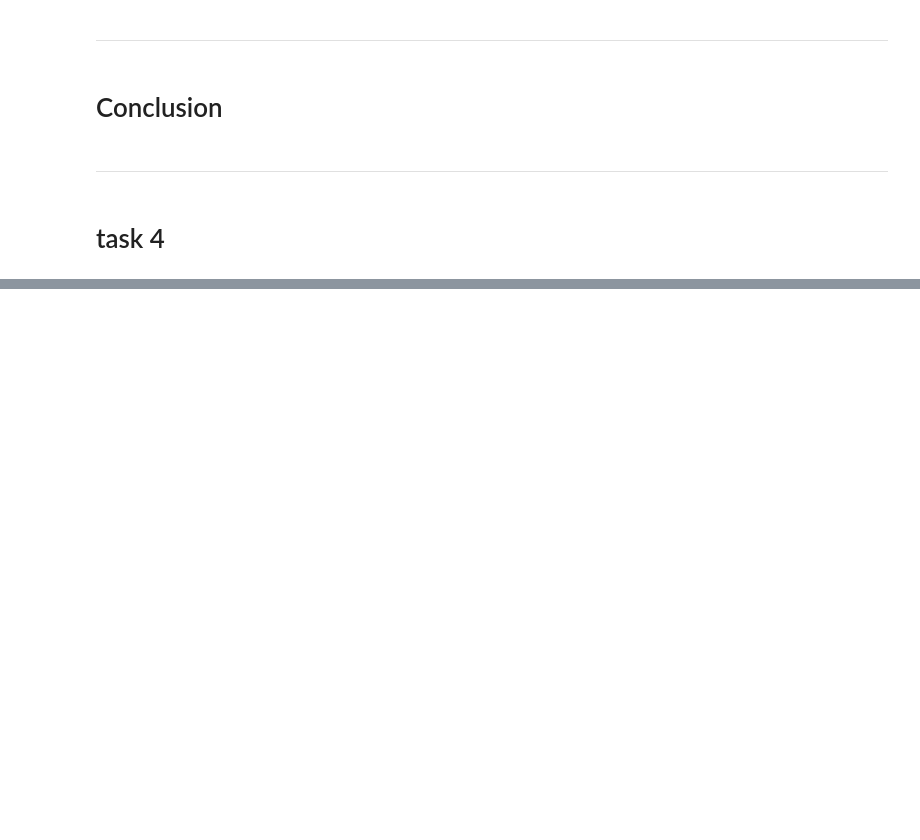
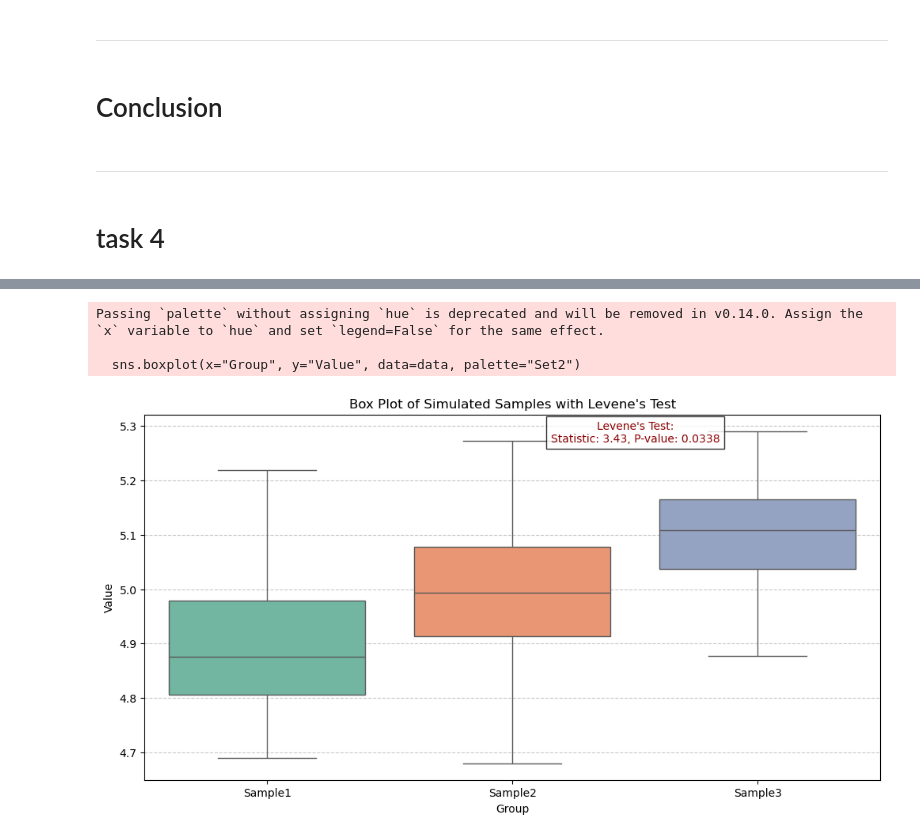
Before and after one commit to keithmmc/appliedstats, a Jupyter notebook: tasks.ipynb, the cells around one changed output, grey strips where cells are left out. Saved outputs shown, nothing was run; the diff lists cells and outputs as text; code cells hidden in the pictures; blank space fills up the shorter version.

```diff
--- a/tasks.ipynb
+++ b/tasks.ipynb
@@ -889,0 +804,31 @@ levene_result, {"ANOVA F-Statistic": f_stat, "ANOVA p-value": p_value_anova}
+# %%
+# Initialize the Type II error count
+no_type_ii = 0
+
+# Store the results for post hoc analysis
+all_samples = []
+# %%
+for _ in range(10000):
+    # Generate three samples with specified means and standard deviations
+    sample1 = np.random.normal(4.9, 0.1, 100)
+    sample2 = np.random.normal(5.0, 0.1, 100)
+    sample3 = np.random.normal(5.1, 0.1, 100)
+
+    # Store samples for a single run for post hoc analysis and plots
+    if _ == 0:
+        all_samples = [sample1, sample2, sample3]
+        f_stat, p_value = f_oneway(sample1, sample2, sample3)
+
+    # Check for Type II error (fail to reject null hypothesis)
+if p_value > 0.05:
+        no_type_ii += 1
+
+# Calculate the probability of Type II error
+type_ii_probability = no_type_ii / 10000
+# %%
+labels = ["Sample1", "Sample2", "Sample3"]
+combined_samples = np.concatenate(all_samples)
+groups = np.concatenate([[label] * 100 for label in labels])
+
+# Create a DataFrame for Tukey's HSD test
+data = pd.DataFrame({"Group": groups, "Value": combined_samples})
@@ -889,0 +841,17 @@ levene_result, {"ANOVA F-Statistic": f_stat, "ANOVA p-value": p_value_anova}
+# %%
+# Box plot with Levene's Test annotation
+plt.figure(figsize=(12, 6))
+sns.boxplot(x="Group", y="Value", data=data, palette="Set2")
+plt.title("Box Plot of Simulated Samples with Levene's Test")
+plt.xlabel("Group")
+plt.ylabel("Value")
+plt.text(1.5, max(data["Value"]) - 0.02,
+         f"Levene's Test:\nStatistic: {levene_stat:.2f}, P-value: {levene_p:.4f}",
+         horizontalalignment='center', fontsize=10, color="darkred", bbox=dict(facecolor='white', alpha=0.8))
+plt.grid(axis='y', linestyle='--', alpha=0.7)
+plt.show()
+# %% [output]
+Passing `palette` without assigning `hue` is deprecated and will be removed in v0.14.0. Assign the `x` variable to `hue` and set `legend=False` for the same effect.
+
+  sns.boxplot(x="Group", y="Value", data=data, palette="Set2")
+[figure, added]
```
Also changed, not shown: parts of 28 cells of this notebook.
